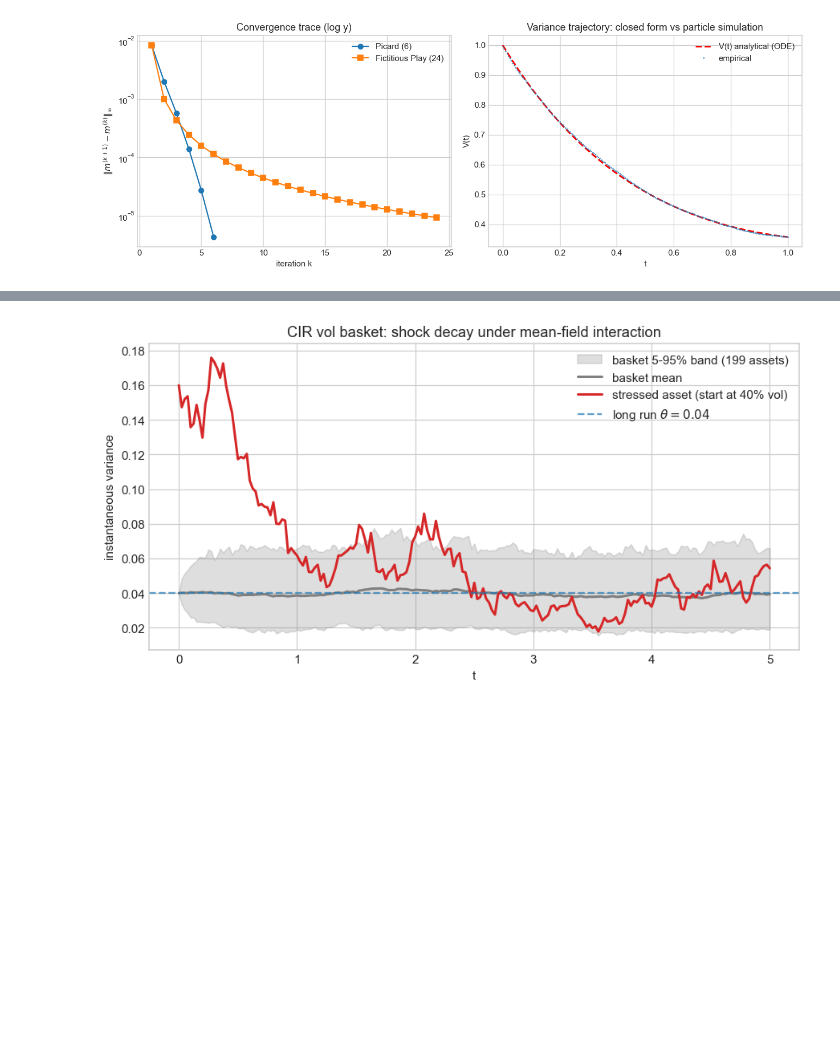
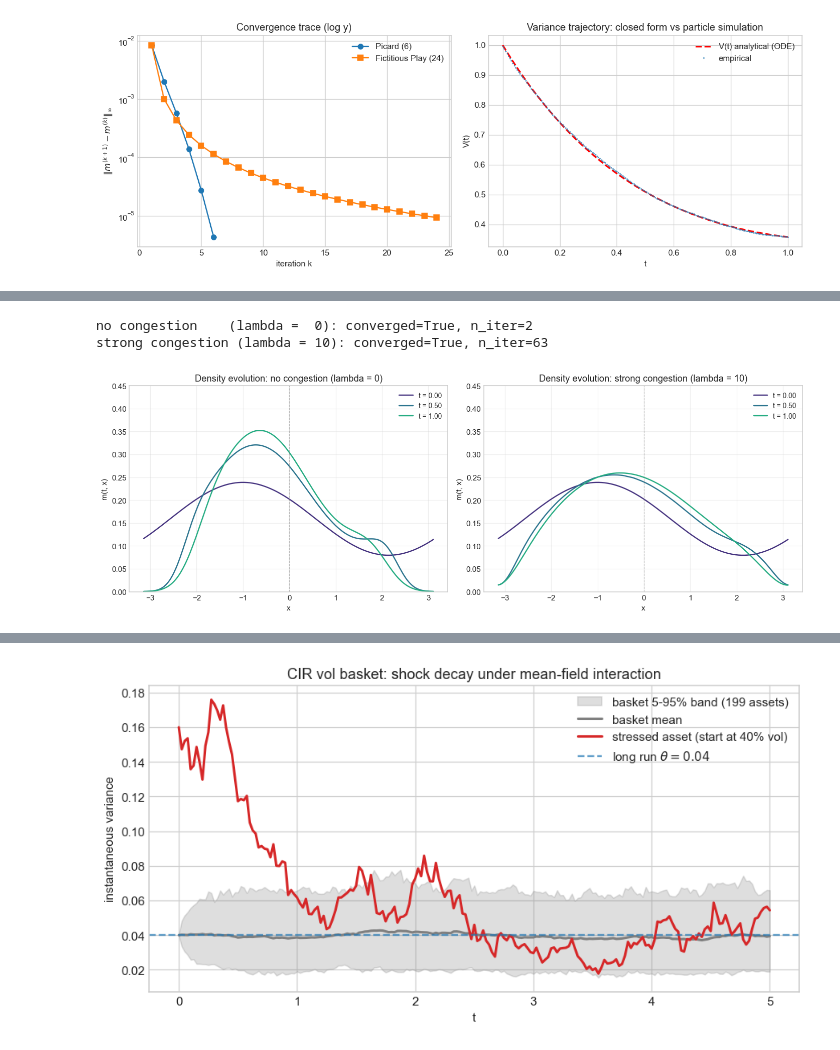
Before and after one commit to TriGo06/MVKit, a Jupyter notebook: notebooks/mvkit_tour.ipynb, the cells around one changed output, grey strips where cells are left out. Cells and saved outputs as stored; diff of their text form; code cells hidden in the pictures; blank space fills up the shorter version.

```diff
--- a/notebooks/mvkit_tour.ipynb
+++ b/notebooks/mvkit_tour.ipynb
@@ -368,0 +640,76 @@ Left: Picard hits the tolerance in roughly ten iterations with clean geometric d
+# %%
+from mvkit.mfg import MFGProblem, solve_mfg
+
+a_dom, b_dom = -np.pi, np.pi
+n_x_mfg = 200
+L_dom = b_dom - a_dom
+sigma_g = 0.4
+
+def initial_density_1d(x):
+    return (1.0 + 0.5 * np.cos(x + 1.0)) / L_dom  # off-center bump
+
+def make_running_cost(lam):
+    def F(t, x, m):
+        return 0.5 * x ** 2 + lam * m
+    return F
+
+def terminal_cost_1d(x, m):
+    return np.zeros_like(x)
+
+problem_weak = MFGProblem(
+    sigma=sigma_g, T=1.0, domain=(a_dom, b_dom), n_x=n_x_mfg,
+    initial_density=initial_density_1d,
+    running_cost=make_running_cost(0.0),
+    terminal_cost=terminal_cost_1d,
+    boundary="periodic",
+)
+sol_weak = solve_mfg(
+    problem_weak, n_t=100, method="picard",
+    tol=1e-5, n_iterations_max=80,
+)
+
+problem_strong = MFGProblem(
+    sigma=sigma_g, T=1.0, domain=(a_dom, b_dom), n_x=n_x_mfg,
+    initial_density=initial_density_1d,
+    running_cost=make_running_cost(10.0),
+    terminal_cost=terminal_cost_1d,
+    boundary="periodic",
+)
+sol_strong = solve_mfg(
+    problem_strong, n_t=100, method="fictitious_play",
+    tol=1e-5, n_iterations_max=200, damping_burn_in=10,
+)
+
+print(f"no congestion    (lambda =  0): converged={sol_weak.converged}, "
+      f"n_iter={sol_weak.n_iterations}")
+print(f"strong congestion (lambda = 10): converged={sol_strong.converged}, "
+      f"n_iter={sol_strong.n_iterations}")
+
+slice_indices = [0, 50, 100]
+fig, axes = plt.subplots(1, 2, figsize=(13, 4.6))
+ymax = 0.45
+for j, (sol, label) in enumerate([
+    (sol_weak, "no congestion (lambda = 0)"),
+    (sol_strong, "strong congestion (lambda = 10)"),
+]):
+    ax = axes[j]
+    for k, idx in enumerate(slice_indices):
+        ax.plot(
+            sol.x_grid, sol.m[idx],
+            color=plt.cm.viridis(0.15 + 0.7 * k / len(slice_indices)),
+            lw=1.6, label=f"t = {sol.t_grid[idx]:.2f}",
+        )
+    ax.axvline(0.0, color="gray", lw=0.8, ls="--", alpha=0.5)
+    ax.set_xlabel("x")
+    ax.set_ylabel("m(t, x)")
+    ax.set_title(f"Density evolution: {label}")
+    ax.set_ylim(0, ymax)
+    ax.legend(loc="upper right", fontsize=9)
+    ax.grid(alpha=0.3)
+
+plt.tight_layout()
+plt.show()
+# %% [output]
+no congestion    (lambda =  0): converged=True, n_iter=2
+strong congestion (lambda = 10): converged=True, n_iter=63
+[figure, added]
```
Also changed, not shown: parts of 32 cells of this notebook, 1 other file.
